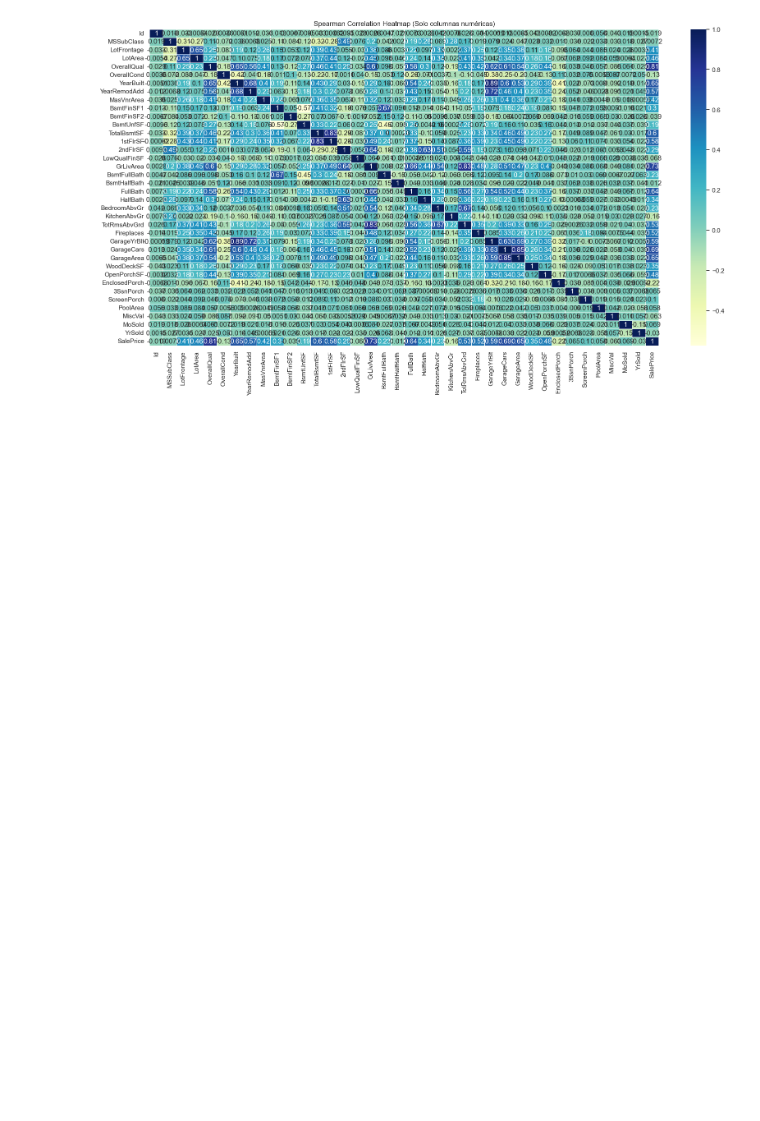
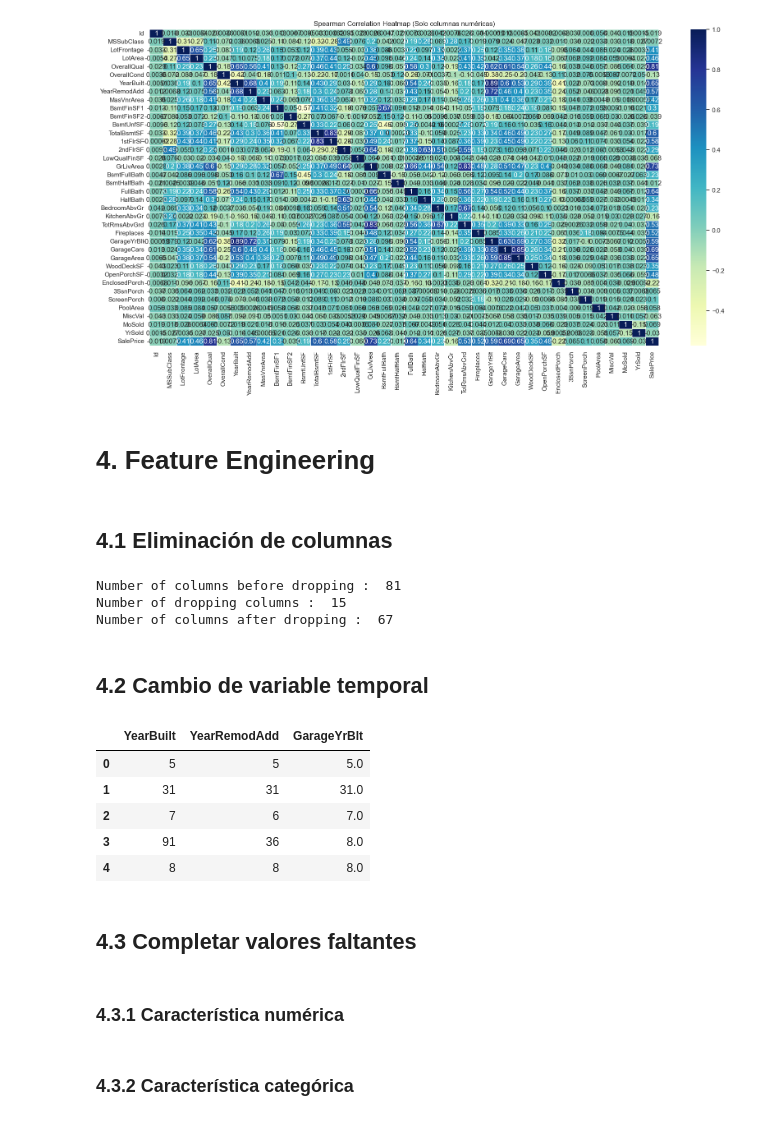
Before and after one commit to hroacastillo/metodologia_final_grupo1, a Jupyter notebook: notebooks/HousePricesPrediction.ipynb, the cells around one changed output. Drawn from its saved outputs; the diff is of its cells as text; code cells hidden in the pictures; blank space fills up the shorter version.

Commit message:
Notebook--feature engineering

```diff
--- a/notebooks/HousePricesPrediction.ipynb
+++ b/notebooks/HousePricesPrediction.ipynb
@@ -294,3 +297,40 @@ plt.title("Spearman Correlation Heatmap (Solo columnas numéricas)")
 plt.show()
 # %% [output]
 [figure]
+# %% [markdown]
+# 4. Feature Engineering #
+# %% [markdown]
+## 4.1 Eliminación de columnas ##
+# %%
+
+drop_columns = ["Id", "Alley", "Fence", "LotFrontage", "FireplaceQu", "PoolArea", "LowQualFinSF", "3SsnPorch", "MiscVal", 'RoofMatl','Street','Condition2','Utilities','Heating','Label']
+# Eliminar Columnas
+print("Number of columns before dropping : ",len(combined_df.columns))
+print("Number of dropping columns : ",len(drop_columns))
+combined_df.drop(columns=drop_columns, inplace=True, errors='ignore')
+print("Number of columns after dropping : ",len(combined_df.columns))
+# %% [output]
+Number of columns before dropping :  81
+Number of dropping columns :  15
+Number of columns after dropping :  67
+# %% [markdown]
+## 4.2 Cambio de variable temporal ##
+# %%
+# Variables temporales (Date Time Variables)
+
+for feature in ['YearBuilt','YearRemodAdd','GarageYrBlt']:
+
+    combined_df[feature]=combined_df['YrSold']-combined_df[feature]
+
+combined_df[['YearBuilt','YearRemodAdd','GarageYrBlt']].head()
+# %% [output]
+|  | YearBuilt | YearRemodAdd | GarageYrBlt |
+| 0 | 5 | 5 | 5.0 |
+| 1 | 31 | 31 | 31.0 |
+| 2 | 7 | 6 | 7.0 |
+| 3 | 91 | 36 | 8.0 |
+| 4 | 8 | 8 | 8.0 |
+# %% [markdown]
+## 4.3 Completar valores faltantes ##
+# %% [markdown]
+### 4.3.1 Característica numérica ###
@@ -296,0 +341,2 @@ plt.show()
+# %% [markdown]
+### 4.3.2 Característica categórica ###
```
Also changed, not shown: parts of 15 cells of this notebook, 1 other file.
